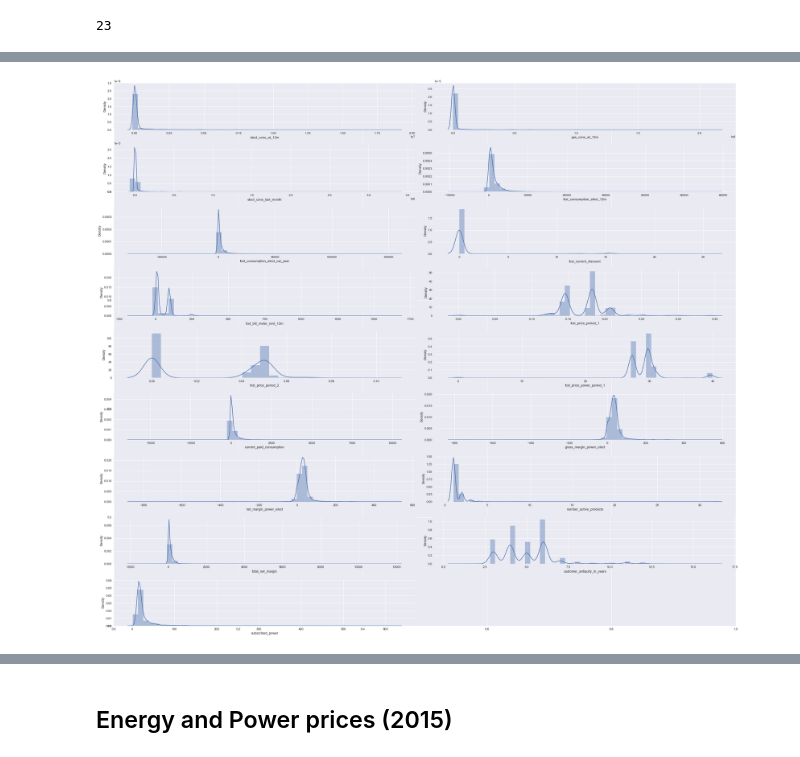
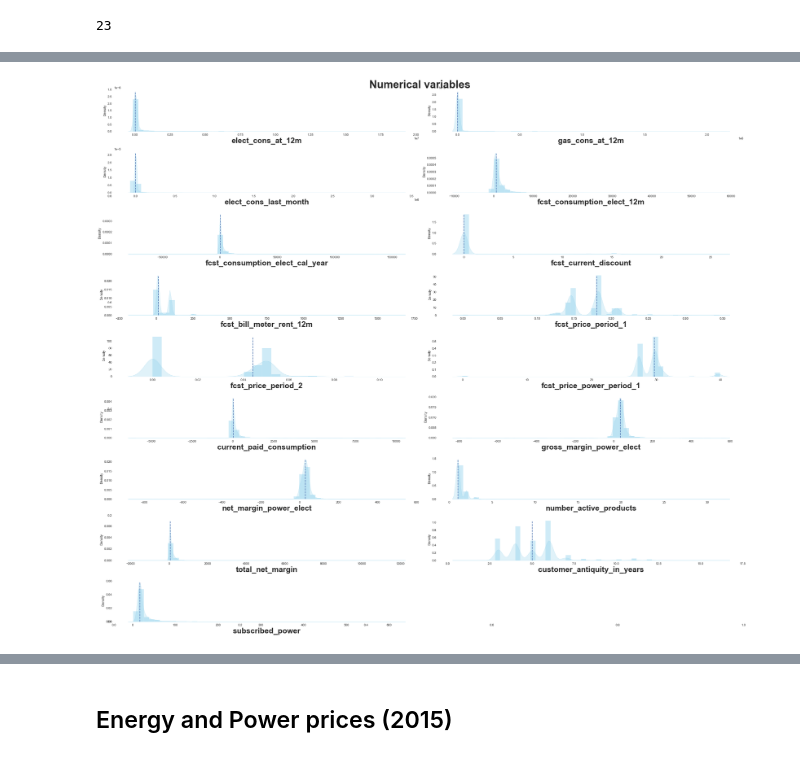
Before and after one commit to isabelpuche/Marketing_Analytics, a Jupyter notebook: notebooks/AilyLabs_DS-Challenge.ipynb, the cells around one changed output, grey strips where cells are left out. Cells and saved outputs as stored; diff of their text form; code cells hidden in the pictures.

Commit message:
data preprocessing

```diff
--- a/notebooks/AilyLabs_DS-Challenge.ipynb
+++ b/notebooks/AilyLabs_DS-Challenge.ipynb
@@ -43,7 +53,10 @@ dates = ['contract_activation_date',
          'contract_last_mod_date',
          'contract_renewal_date']
 # %%
-train_data = pd.read_csv('aily_case_training_data.csv',index_col='contract_id', parse_dates=dates)
+train_data = pd.read_csv('aily_case_training_data.csv',
+                         index_col='contract_id',
+                         # parse_dates=dates
+                        )
 train_data.head()
 # %% [output]
 |  | company_category | campaing_code_elect | channel | elect_cons_at_12m | gas_cons_at_12m | ... |
@@ -110,8 +102,28 @@ list(train_data_num.columns)
 # %%
+# Set initial plot options
+sns.set_style('white')
 fig, ax = plt.subplots(figsize = (30, 26))
+
+# Loop over subplots
 for i, col in enumerate(train_data_num.columns):
-    ax=fig.add_subplot(9, 2, i+1)
-    sns.distplot(train_data_num[col],ax=ax)
+    ax = fig.add_subplot(9, 2, i+1)
+
+    sns.distplot(train_data_num[col],
+                 color='skyblue',
+                 kde_kws = {"shade":True},
+                 kde=True,
+                 ax=ax)
+
+    # Add a vertical line
+    plt.axvline(train_data_num[col].median(), ymax = 0.95, linestyle = "--")
+    plt.xlabel(col, fontsize = 25, fontweight = "semibold")
+
+# Despine visualizations
+sns.despine(left=True)
+fig.suptitle("Numerical variables", fontweight = "semibold", fontsize = 35)
+
 plt.tight_layout()
+
+plt.savefig('../images/numeric_vars.png')
 # %% [output]
-[figure, old version]
+[figure, new version]
```
Also changed, not shown: parts of 58 cells of this notebook, 7 other files.
